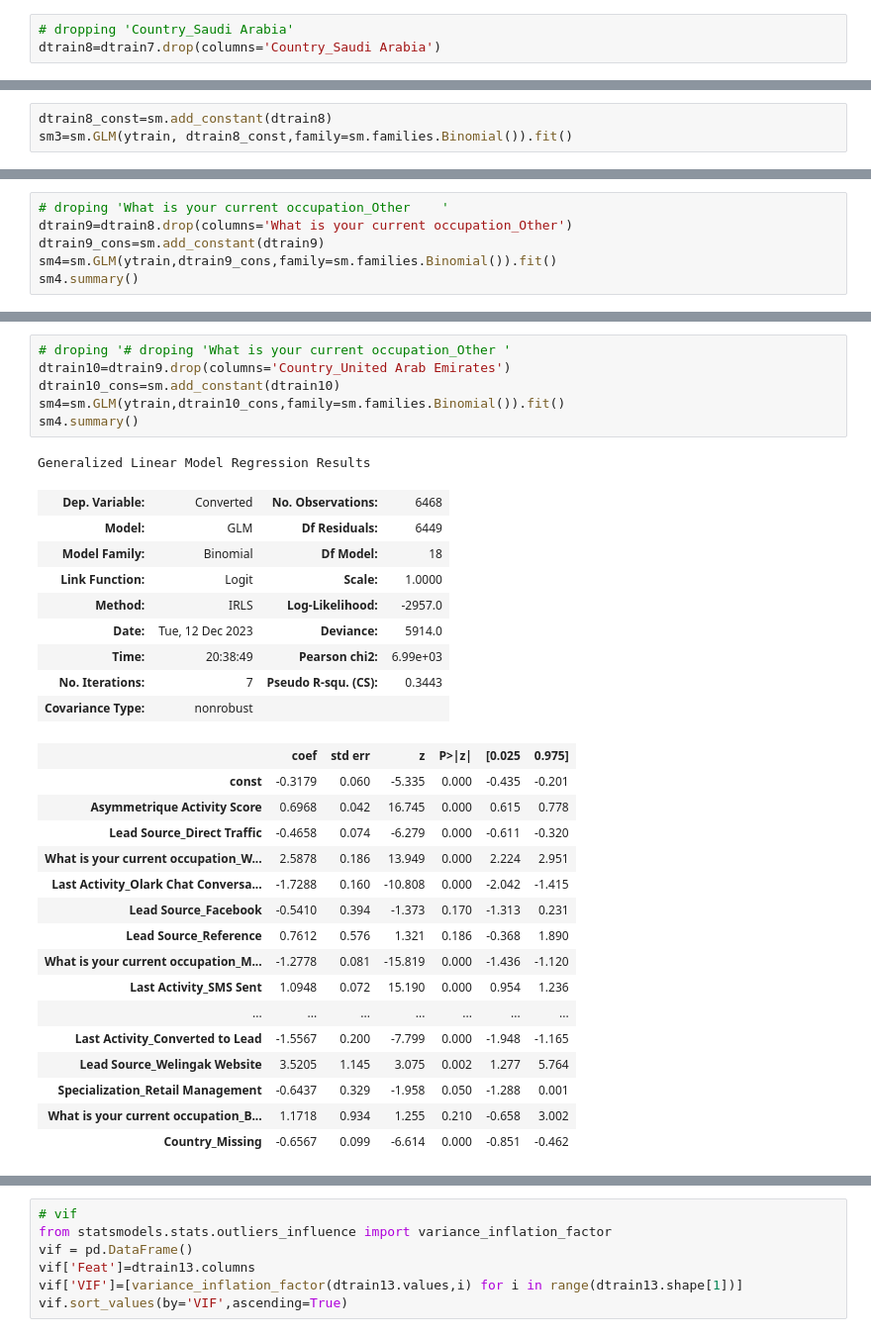
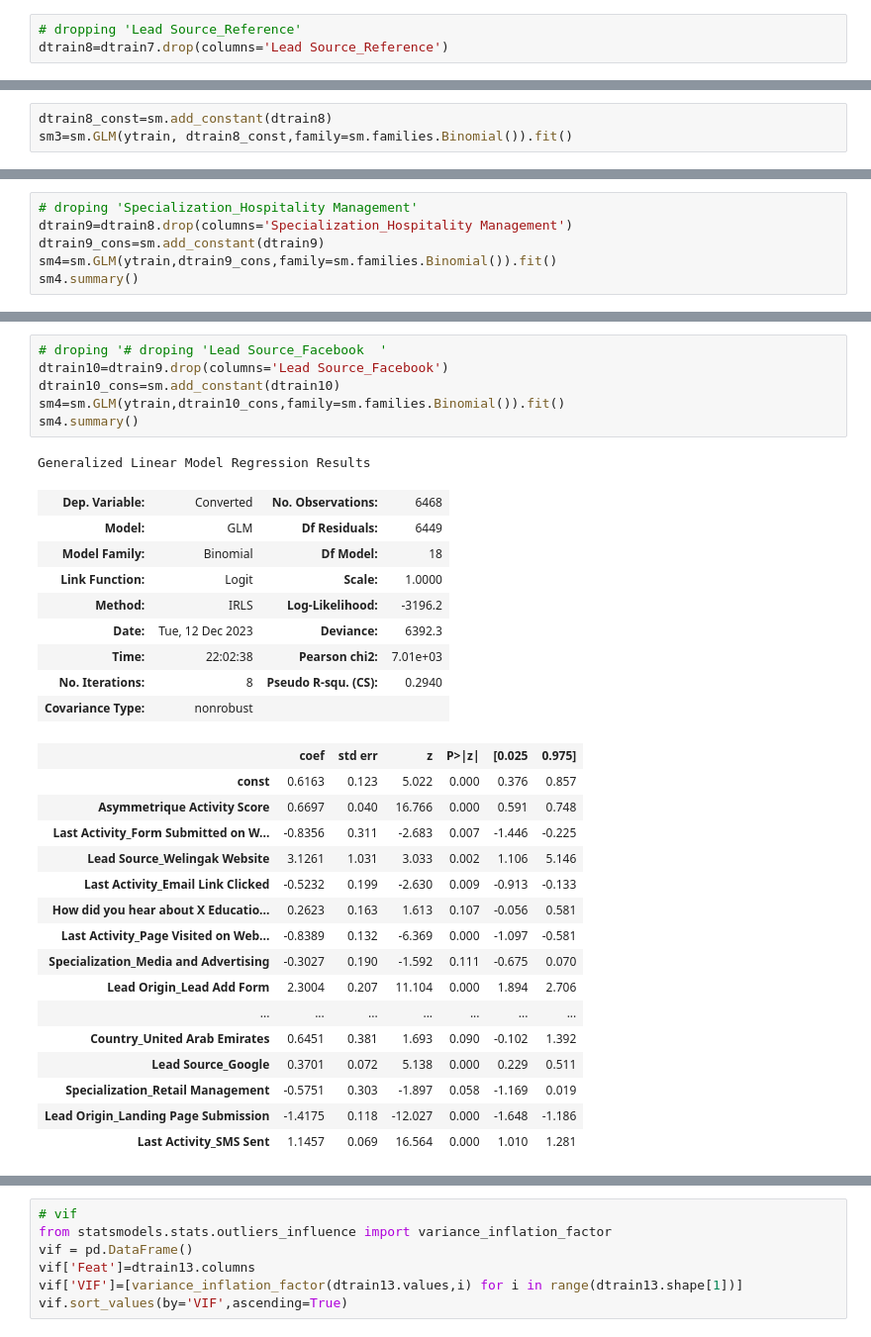
Before and after one commit to dhimanarya/Lead_Scoring_Case_Study, a Jupyter notebook: code file_original.ipynb, the cells around one changed output, grey strips where cells are left out. Shown at 99% size. Saved outputs shown, nothing was run; the diff lists cells and outputs as text.

```diff
--- a/code file_original.ipynb
+++ b/code file_original.ipynb
@@ -1551,5 +1551,5 @@ Generalized Linear Model Regression Results
 | Lead Origin_Landing Page Submission | -1.4469 | 0.120 | -12.043 | 0.000 | -1.682 | -1.211 |
 | Last Activity_SMS Sent | 1.1446 | 0.069 | 16.538 | 0.000 | 1.009 | 1.280 |
 # %%
-# dropping 'Country_Saudi Arabia'
-dtrain8=dtrain7.drop(columns='Country_Saudi Arabia')
+# dropping 'Lead Source_Reference'
+dtrain8=dtrain7.drop(columns='Lead Source_Reference')
@@ -1590,6 +1588,6 @@ Generalized Linear Model Regression Results
 # %%
-# droping 'What is your current occupation_Other	'
-dtrain9=dtrain8.drop(columns='What is your current occupation_Other')
+# droping 'Specialization_Hospitality Management'
+dtrain9=dtrain8.drop(columns='Specialization_Hospitality Management')
 dtrain9_cons=sm.add_constant(dtrain9)
 sm4=sm.GLM(ytrain,dtrain9_cons,family=sm.families.Binomial()).fit()
 sm4.summary()
@@ -1623,34 +1621,34 @@ Generalized Linear Model Regression Results
 # %%
-# droping '# droping 'What is your current occupation_Other	'
-dtrain10=dtrain9.drop(columns='Country_United Arab Emirates')
+# droping '# droping 'Lead Source_Facebook	'
+dtrain10=dtrain9.drop(columns='Lead Source_Facebook')
 dtrain10_cons=sm.add_constant(dtrain10)
 sm4=sm.GLM(ytrain,dtrain10_cons,family=sm.families.Binomial()).fit()
 sm4.summary()
 # %% [output]
 Generalized Linear Model Regression Results
 | Dep. Variable: | Converted | No. Observations: | 6468 |
 | Model: | GLM | Df Residuals: | 6449 |
 | Model Family: | Binomial | Df Model: | 18 |
 | Link Function: | Logit | Scale: | 1.0000 |
-| Method: | IRLS | Log-Likelihood: | -2957.0 |
-| Date: | Tue, 12 Dec 2023 | Deviance: | 5914.0 |
-| Time: | 20:38:49 | Pearson chi2: | 6.99e+03 |
-| No. Iterations: | 7 | Pseudo R-squ. (CS): | 0.3443 |
+| Method: | IRLS | Log-Likelihood: | -3196.2 |
+| Date: | Tue, 12 Dec 2023 | Deviance: | 6392.3 |
+| Time: | 22:02:38 | Pearson chi2: | 7.01e+03 |
+| No. Iterations: | 8 | Pseudo R-squ. (CS): | 0.2940 |
 | Covariance Type: | nonrobust |  |  |
 |  | coef | std err | z | P>|z| | [0.025 | 0.975] |
-| const | -0.3179 | 0.060 | -5.335 | 0.000 | -0.435 | -0.201 |
-| Asymmetrique Activity Score | 0.6968 | 0.042 | 16.745 | 0.000 | 0.615 | 0.778 |
-| Lead Source_Direct Traffic | -0.4658 | 0.074 | -6.279 | 0.000 | -0.611 | -0.320 |
-| What is your current occupation_W... | 2.5878 | 0.186 | 13.949 | 0.000 | 2.224 | 2.951 |
-| Last Activity_Olark Chat Conversa... | -1.7288 | 0.160 | -10.808 | 0.000 | -2.042 | -1.415 |
-| Lead Source_Facebook | -0.5410 | 0.394 | -1.373 | 0.170 | -1.313 | 0.231 |
-| Lead Source_Reference | 0.7612 | 0.576 | 1.321 | 0.186 | -0.368 | 1.890 |
-| What is your current occupation_M... | -1.2778 | 0.081 | -15.819 | 0.000 | -1.436 | -1.120 |
-| Last Activity_SMS Sent | 1.0948 | 0.072 | 15.190 | 0.000 | 0.954 | 1.236 |
+| const | 0.6163 | 0.123 | 5.022 | 0.000 | 0.376 | 0.857 |
+| Asymmetrique Activity Score | 0.6697 | 0.040 | 16.766 | 0.000 | 0.591 | 0.748 |
+| Last Activity_Form Submitted on W... | -0.8356 | 0.311 | -2.683 | 0.007 | -1.446 | -0.225 |
+| Lead Source_Welingak Website | 3.1261 | 1.031 | 3.033 | 0.002 | 1.106 | 5.146 |
+| Last Activity_Email Link Clicked | -0.5232 | 0.199 | -2.630 | 0.009 | -0.913 | -0.133 |
+| How did you hear about X Educatio... | 0.2623 | 0.163 | 1.613 | 0.107 | -0.056 | 0.581 |
+| Last Activity_Page Visited on Web... | -0.8389 | 0.132 | -6.369 | 0.000 | -1.097 | -0.581 |
+| Specialization_Media and Advertising | -0.3027 | 0.190 | -1.592 | 0.111 | -0.675 | 0.070 |
+| Lead Origin_Lead Add Form | 2.3004 | 0.207 | 11.104 | 0.000 | 1.894 | 2.706 |
 | ... | ... | ... | ... | ... | ... | ... |
-| Last Activity_Converted to Lead | -1.5567 | 0.200 | -7.799 | 0.000 | -1.948 | -1.165 |
-| Lead Source_Welingak Website | 3.5205 | 1.145 | 3.075 | 0.002 | 1.277 | 5.764 |
-| Specialization_Retail Management | -0.6437 | 0.329 | -1.958 | 0.050 | -1.288 | 0.001 |
-| What is your current occupation_B... | 1.1718 | 0.934 | 1.255 | 0.210 | -0.658 | 3.002 |
-| Country_Missing | -0.6567 | 0.099 | -6.614 | 0.000 | -0.851 | -0.462 |
+| Country_United Arab Emirates | 0.6451 | 0.381 | 1.693 | 0.090 | -0.102 | 1.392 |
+| Lead Source_Google | 0.3701 | 0.072 | 5.138 | 0.000 | 0.229 | 0.511 |
+| Specialization_Retail Management | -0.5751 | 0.303 | -1.897 | 0.058 | -1.169 | 0.019 |
+| Lead Origin_Landing Page Submission | -1.4175 | 0.118 | -12.027 | 0.000 | -1.648 | -1.186 |
+| Last Activity_SMS Sent | 1.1457 | 0.069 | 16.564 | 0.000 | 1.010 | 1.281 |
 # %%
```
Also changed, not shown: parts of 9 cells of this notebook.
